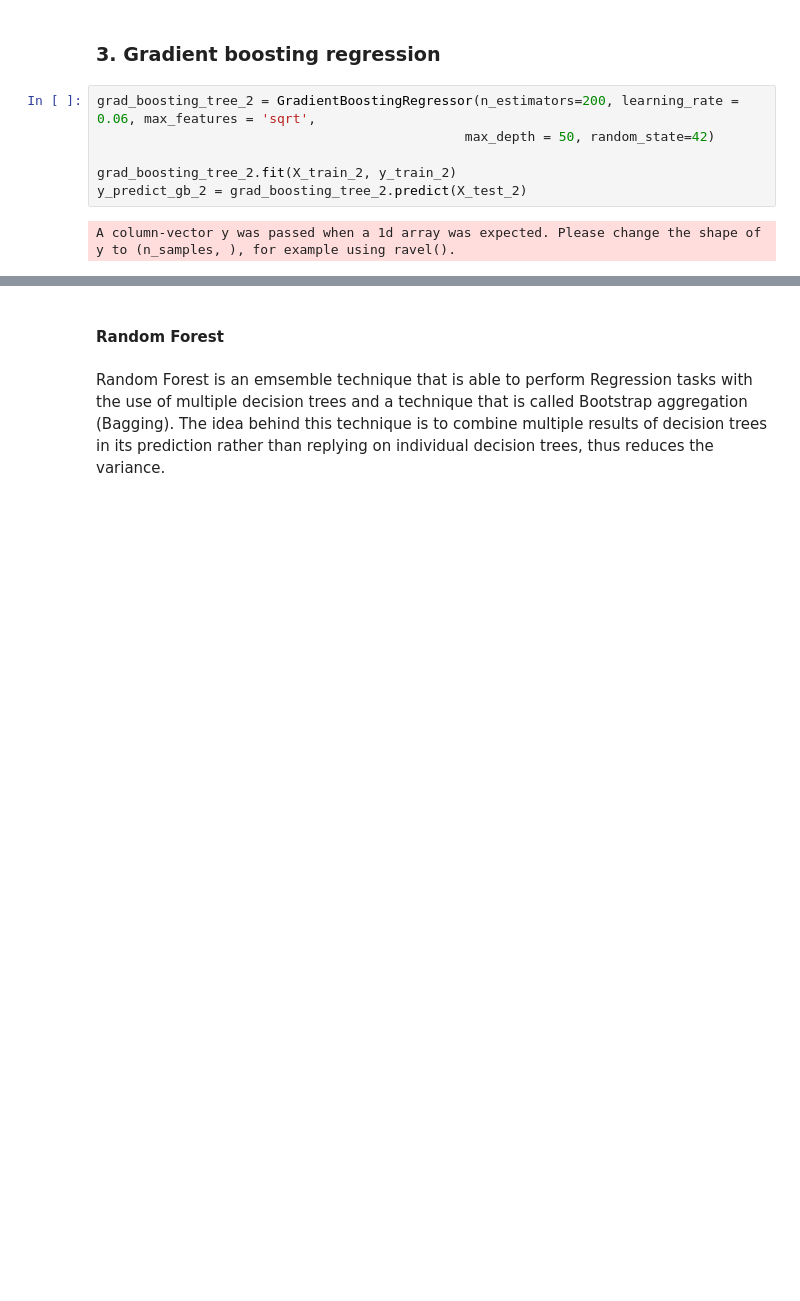
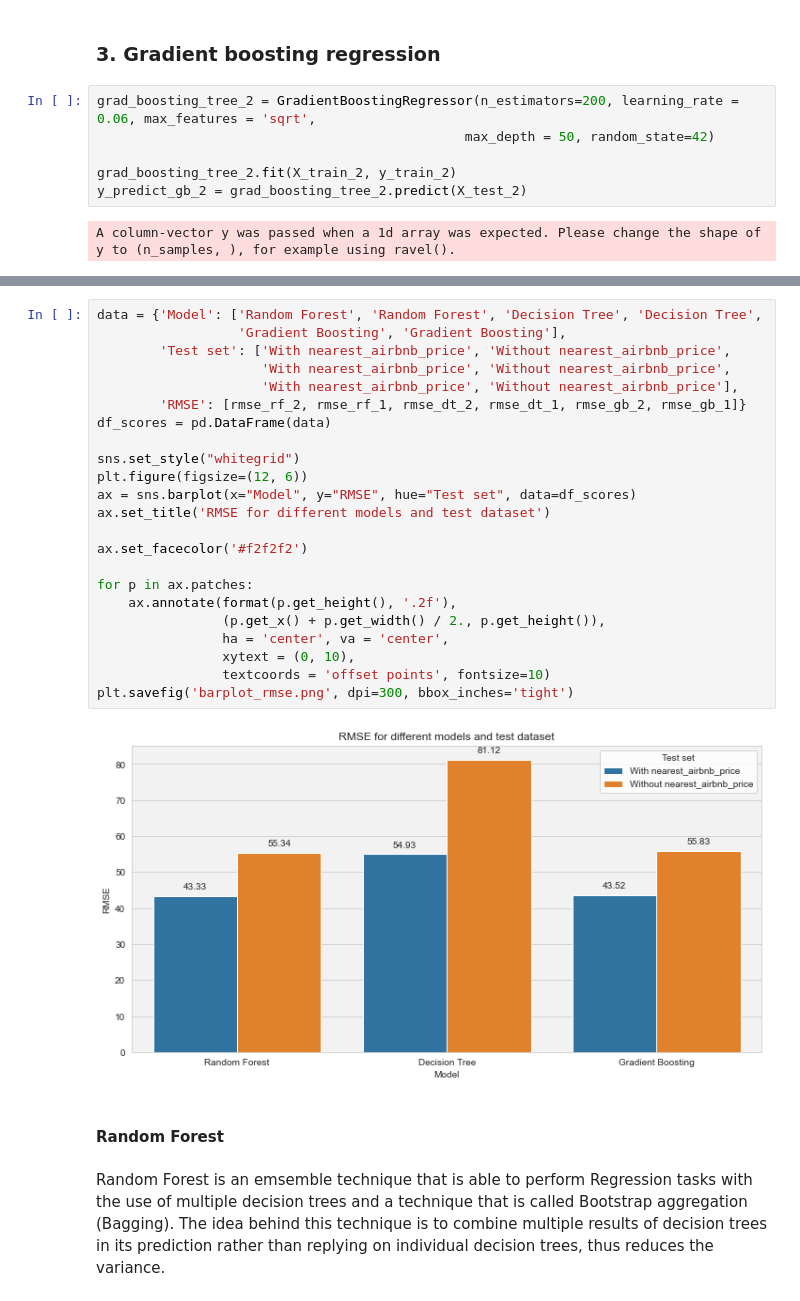
Before and after one commit to StellaLii/Airbnb-Project, a Jupyter notebook: vancouver_model/Machine_Learning_Model.ipynb, the cells around one changed output, grey strips where cells are left out. Drawn from its saved outputs; the diff is of its cells as text; blank space fills up the shorter version.

```diff
--- a/vancouver_model/Machine_Learning_Model.ipynb
+++ b/vancouver_model/Machine_Learning_Model.ipynb
@@ -778,3 +773,28 @@ plt.savefig('barplot.png', dpi=300, bbox_inches='tight')
+# %%
+data = {'Model': ['Random Forest', 'Random Forest', 'Decision Tree', 'Decision Tree',
+                  'Gradient Boosting', 'Gradient Boosting'],
+        'Test set': ['With nearest_airbnb_price', 'Without nearest_airbnb_price',
+                     'With nearest_airbnb_price', 'Without nearest_airbnb_price',
+                     'With nearest_airbnb_price', 'Without nearest_airbnb_price'],
+        'RMSE': [rmse_rf_2, rmse_rf_1, rmse_dt_2, rmse_dt_1, rmse_gb_2, rmse_gb_1]}
+df_scores = pd.DataFrame(data)
+
+sns.set_style("whitegrid")
+plt.figure(figsize=(12, 6))
+ax = sns.barplot(x="Model", y="RMSE", hue="Test set", data=df_scores)
+ax.set_title('RMSE for different models and test dataset')
+
+ax.set_facecolor('#f2f2f2')
+
+for p in ax.patches:
+    ax.annotate(format(p.get_height(), '.2f'),
+                (p.get_x() + p.get_width() / 2., p.get_height()),
+                ha = 'center', va = 'center',
+                xytext = (0, 10),
+                textcoords = 'offset points', fontsize=10)
+plt.savefig('barplot_rmse.png', dpi=300, bbox_inches='tight')
+# %% [output]
+[figure, added]
 # %% [markdown]
 #### Random Forest
 # %% [markdown]
```
Also changed, not shown: parts of 28 cells of this notebook, 8 other files.
